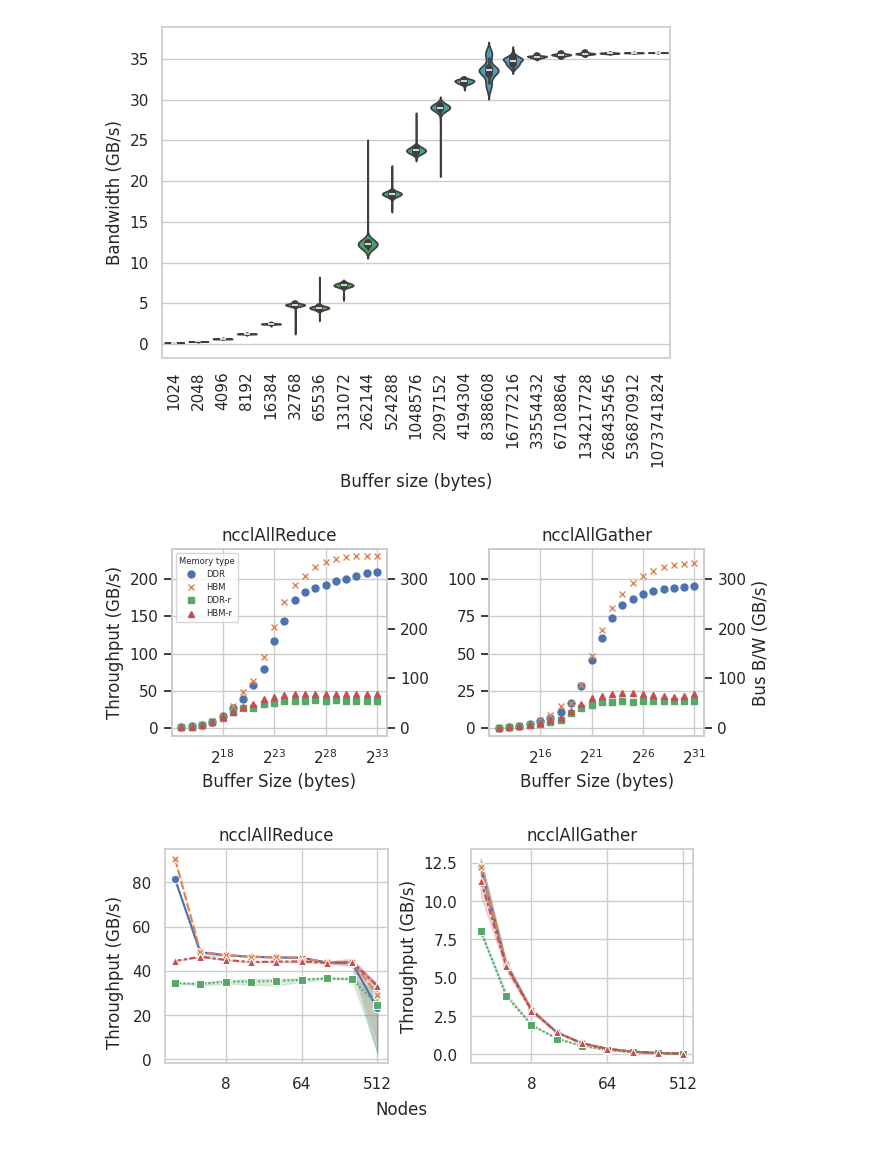
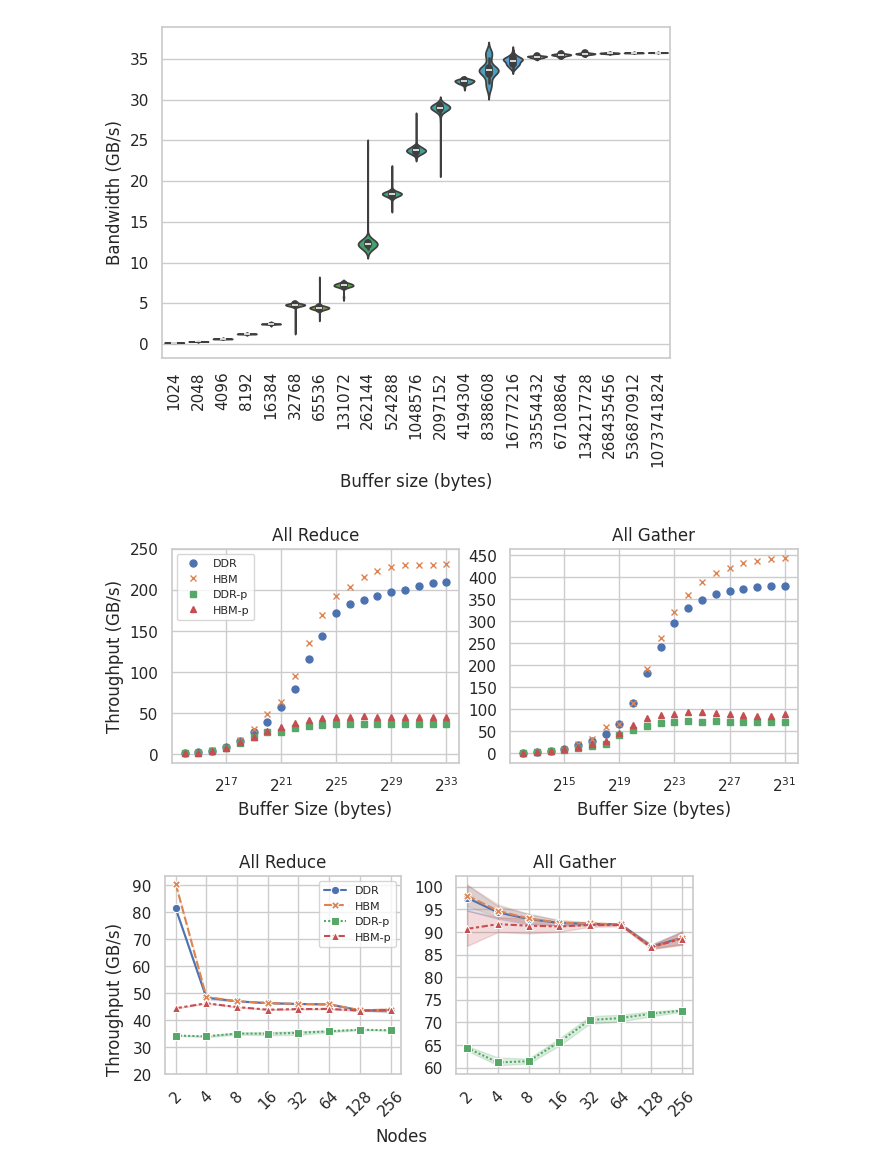
Before and after one commit to ntua-el20062/grace-hopper-benchmark, a Jupyter notebook: src/paper.ipynb, the cells around one changed output. Drawn from its saved outputs; the diff is of its cells as text; code cells hidden in the pictures.

```diff
--- a/src/paper.ipynb
+++ b/src/paper.ipynb
@@ -76,8 +76,8 @@ def make_read_write_graph(ax, basedir, title, scalability=False, n_threads=1, cu
     ax.plot(numerical, results1, 'o', ms=ms, label='DDR')
     ax.plot(numerical, results2, 'x', ms=ms, label='HBM')
     if remote:
-        ax.plot(numerical, results3, 's', ms=ms, label='DDR-r')
-        ax.plot(numerical, results4, '^', ms=ms, label='HBM-r')
+        ax.plot(numerical, results3, 's', ms=ms, label='DDR-p')
+        ax.plot(numerical, results4, '^', ms=ms, label='HBM-p')
     if cudamalloc:
         ax.plot(numerical, results5, '1', ms=ms, label='cudaMalloc')
     if cuda:
@@ -101,7 +101,7 @@ def make_read_write_graph(ax, basedir, title, scalability=False, n_threads=1, cu
             ax.axvline(x=262144, ls=':', color='red', label = 'GPU L1')
             ax.axvline(x=52428800, ls='-.', color='red', label = 'GPU L2')
     if legend:
-        ax.legend(title='Memory type', fontsize=6).get_title().set_fontsize('6')
+        ax.legend(title='', fontsize=6).get_title().set_fontsize('6')
 
 def make_copy_graph(ax, basedir, title, scalability=False, show_caches=True, ms=3, legend=True, is_cpu=True):
     numerical = [int(dir) for dir in os.listdir(basedir + '/hbm_ddr')]
@@ -1217,64 +1237,74 @@ plt.tight_layout()
 # %% [output]
 [figure]
 # %%
-fig, (ax1, ax2) = plt.subplots(1, 2, dpi=100, figsize=(7, 3))
-make_read_write_graph(ax1, 'results/nccl/all_reduce/local', 'ncclAllReduce', show_caches=False, remote=True, ms=5, modifier=lambda x: x, rng=[11, None])
-ax12 = ax1.twinx()
+fig, (ax1, ax2) = plt.subplots(1, 2, dpi=100, figsize=(7, 3), layout="constrained")
+make_read_write_graph(ax1, 'results/nccl/all_reduce/local', 'All Reduce', show_caches=False, remote=True, ms=5, modifier=lambda x: x, rng=[11, None])
+# ax12 = ax1.twinx()
 ax1.set_ylim(-10, 240)
-ax12.set_ylim(-10*(3/2), 240*(3/2))
-ax12.grid(False)
+# ax12.set_ylim(-10*(3/2), 240*(3/2))
+# ax12.grid(False)
 # ax12.set_ylabel('Bus B/W (GB/s)')
-make_read_write_graph(ax2, 'results/nccl/all_gather/local', 'ncclAllGather', show_caches=False, remote=True, ms=5, modifier=lambda x: x, legend=False, rng=[12, None])
+make_read_write_graph(ax2, 'results/nccl/all_gather/local', 'All Gather', show_caches=False, remote=True, ms=5, modifier=lambda x: 4*x, legend=False, rng=[12, None])
 ax2.set_ylabel('')
-ax22 = ax2.twinx()
-ax2.set_ylim(-5, 120)
-ax22.set_ylim(-5*3, 120*3)
-ax22.set_ylabel('Bus B/W (GB/s)')
-
-ax22.grid(False)
-plt.tight_layout()
+# ax22 = ax2.twinx()
+ax1.set_yticks(list(range(0, 251, 50)))
+ax2.set_yticks(list(range(0, 451, 50)))
+# ax22.set_ylim(-5*3, 120*3)
+# ax22.set_ylabel('Bus B/W (GB/s)')
+ax1.legend(fontsize=8)
+# ax22.grid(False)
+# plt.tight_layout()
 fig.savefig("nccl_a2a.pdf", bbox_inches='tight')
 # %% [output]
-[figure, old version]
+[figure, new version]
 # %%
 experiments_cpu = ['ddr', 'hbm', 'ddr_remote', 'hbm_remote']
 styles = ['o', 'x', 's', '^']
-labels = ['DDR', 'DDR-r', 'HBM', 'HBM-r']
+labels = ['DDR', 'HBM', 'DDR-p', 'HBM-p']
 
-def myplot(ax, o, title, max_nodes, xlabel, ylabel, stride=1):
+def myplot(ax, o, title, max_nodes, xlabel, ylabel, stride=1, legend=False, modifier=lambda x, y: x):
     x = [2] * 9
     while x[-1] < max_nodes:
         x += [x[-1] * 2] * 9
     df = None
-    for e, s in zip(experiments_cpu, styles):
+    for e, s, lbl in zip(experiments_cpu, styles, labels):
         data = []
         i = 2
         while i <= max_nodes:
             with open(f'results/nccl/{o}/remote/{e}/{i}', 'r') as file:
                 elems = file.read().split('\n')[1:-1]
-                elems = [float(e) for e in elems]
+                elems = [modifier(float(e), i*4) for e in elems]
                 data += elems
             i *= 2
         # ax.scatter(x, data, marker=s, s=5, alpha=0.5)
         if df is None:
-            df = pd.DataFrame({'x': x, 'y': data, 'style': [e]*len(x)})
+            df = pd.DataFrame({'x': x, 'y': data, 'style': [lbl]*len(x)})
         else:
-            df = pd.concat([df, pd.DataFrame({'x': x, 'y': data, 'style': [e]*len(x)})])
-    sns.lineplot(df, x='x', y='y', hue="style", style="style", linestyle='solid', ax=ax, markers=['o','X','s','^'], errorbar=('pi', 95), legend=False)
+            df = pd.concat([df, pd.DataFrame({'x': x, 'y': data, 'style': [lbl]*len(x)})])
+    if not legend:
+        sns.lineplot(df, x='x', y='y', hue="style", style="style", linestyle='solid', ax=ax, markers=['o','X','s','^'], legend=False)
+    else:
+        sns.lineplot(df, x='x', y='y', hue="style", style="style", linestyle='solid', ax=ax, markers=['o','X','s','^'])
     ax.set_xscale('log', base=2)
+    ax.set_xticks(x[::9])
     import matplotlib.ticker as mticker
     ax.xaxis.set_major_formatter(mticker.ScalarFormatter())
+    ax.set_xticklabels(ax.get_xticklabels(), rotation=45)
     ax.set_title(title)
     ax.set_xlabel(xlabel)
     ax.set_ylabel(ylabel)
 
+
 fig, (ax1, ax2) = plt.subplots(1, 2, figsize=(6,3), layout="constrained")
-myplot(ax1, 'all_reduce', 'ncclAllReduce', 512, '', '', 5)
+myplot(ax1, 'all_reduce', 'All Reduce', 256, '', '', 5, legend=True, modifier=lambda N, size: N)
+ax1.set_yticks(list(range(20, 96, 10)))
 # ax1.set_yticks([0,100,200,300,400])
-myplot(ax2, 'all_gather', 'ncclAllGather', 512, '', 'Throughput (GB/s)', 10)
+myplot(ax2, 'all_gather', 'All Gather', 256, '', '', 10, modifier=lambda N, size: N*((size)))
+ax2.set_yticks(list(range(60, 101, 5)))
+ax1.legend(title='', fontsize=8)
 # ax2.set_yticks([0,1000,2000,3000,4000])
 fig.supylabel("Throughput (GB/s)", fontsize=12)
 fig.supxlabel("Nodes", fontsize=12)
 fig.savefig("nccl_a2a_scalability.pdf", bbox_inches='tight')
 # %% [output]
-[figure, old version]
+[figure, new version]
```
Also changed, not shown: parts of 9 cells of this notebook, 20 other files.
